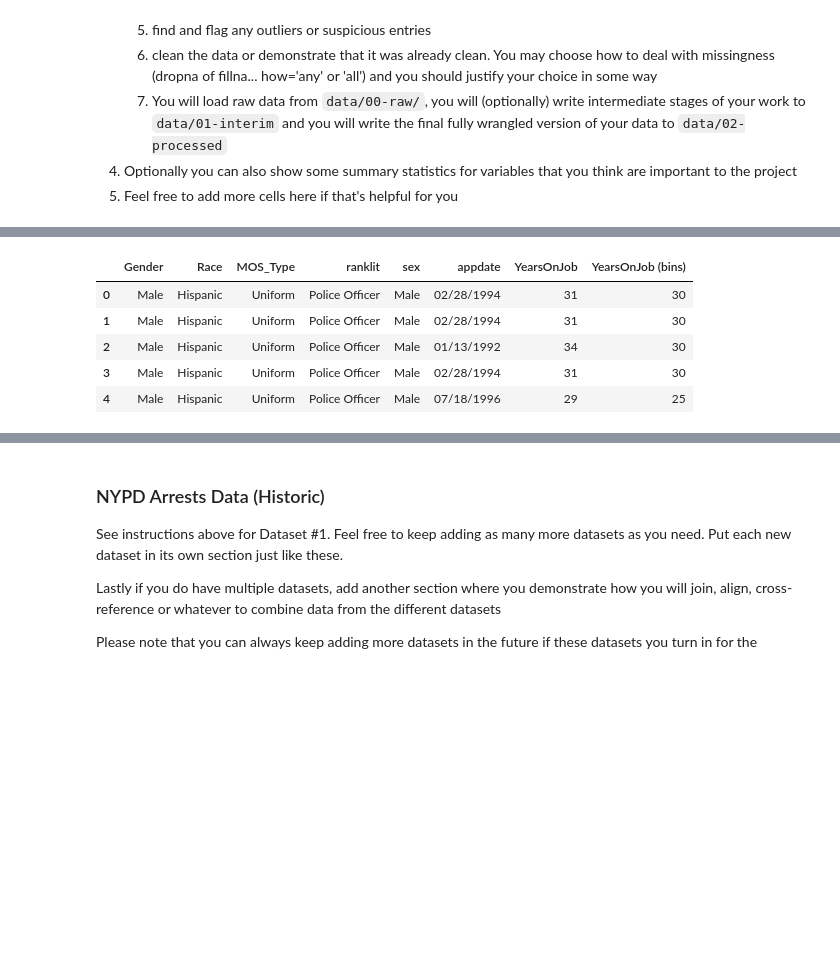
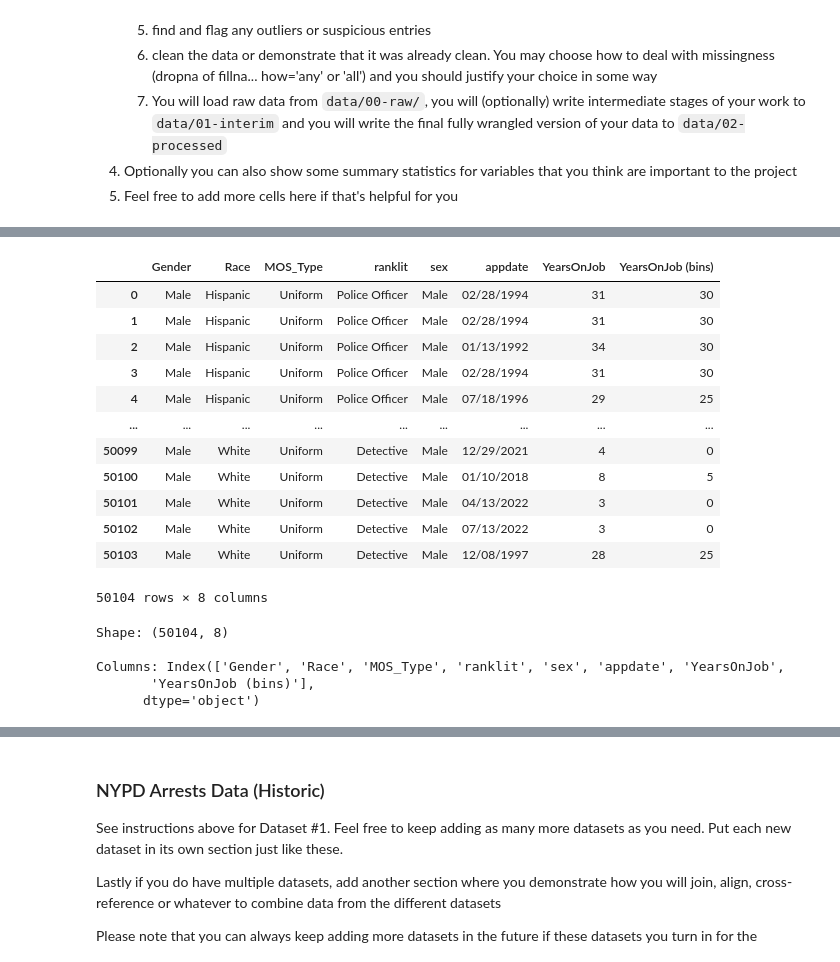
Before and after one commit to COGS108/Group017_WI26, a Jupyter notebook: 01-DataCheckpoint.ipynb, the cells around one changed output, grey strips where cells are left out. Drawn from its saved outputs; the diff is of its cells as text; code cells hidden in the pictures; blank space fills up the shorter version.

```diff
--- a/01-DataCheckpoint.ipynb
+++ b/01-DataCheckpoint.ipynb
@@ -210,11 +216,27 @@ Please note that you can always keep adding more datasets in the future if these
 # %%
 ## YOUR CODE TO LOAD/CLEAN/TIDY/WRANGLE THE DATA GOES HERE
-police_demographics = pd.read_csv('data/00-raw/NYPD_Personnel_Demographics_20260217.csv')
-police_demographics.head()
+df = pd.read_csv('data/00-raw/NYPD_Personnel_Demographics.csv')
+df
 # %% [output]
 |  | Gender | Race | MOS_Type | ranklit | sex | appdate | YearsOnJob | YearsOnJob (bins) |
 | 0 | Male | Hispanic | Uniform | Police Officer | Male | 02/28/1994 | 31 | 30 |
 | 1 | Male | Hispanic | Uniform | Police Officer | Male | 02/28/1994 | 31 | 30 |
 | 2 | Male | Hispanic | Uniform | Police Officer | Male | 01/13/1992 | 34 | 30 |
 | 3 | Male | Hispanic | Uniform | Police Officer | Male | 02/28/1994 | 31 | 30 |
 | 4 | Male | Hispanic | Uniform | Police Officer | Male | 07/18/1996 | 29 | 25 |
+| ... | ... | ... | ... | ... | ... | ... | ... | ... |
+| 50099 | Male | White | Uniform | Detective | Male | 12/29/2021 | 4 | 0 |
+| 50100 | Male | White | Uniform | Detective | Male | 01/10/2018 | 8 | 5 |
+| 50101 | Male | White | Uniform | Detective | Male | 04/13/2022 | 3 | 0 |
+| 50102 | Male | White | Uniform | Detective | Male | 07/13/2022 | 3 | 0 |
+| 50103 | Male | White | Uniform | Detective | Male | 12/08/1997 | 28 | 25 |
+50104 rows × 8 columns
+# %%
+print("Shape:", df.shape)
+print("\nColumns:", df.columns)
+# %% [output]
+Shape: (50104, 8)
+
+Columns: Index(['Gender', 'Race', 'MOS_Type', 'ranklit', 'sex', 'appdate', 'YearsOnJob',
+       'YearsOnJob (bins)'],
+      dtype='object')
```
Also changed, not shown: parts of 10 cells of this notebook.
